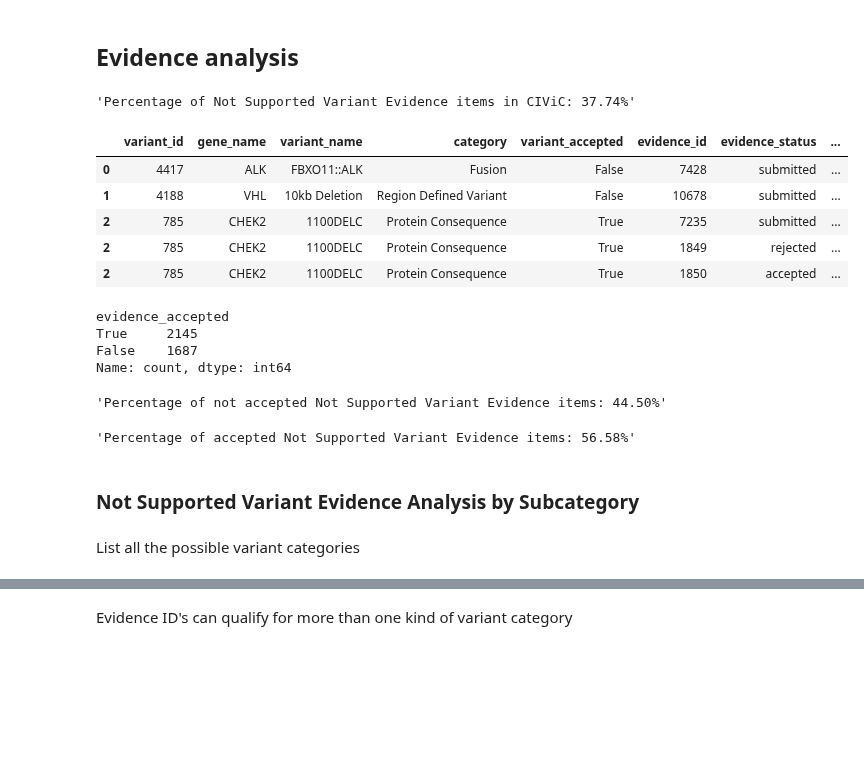
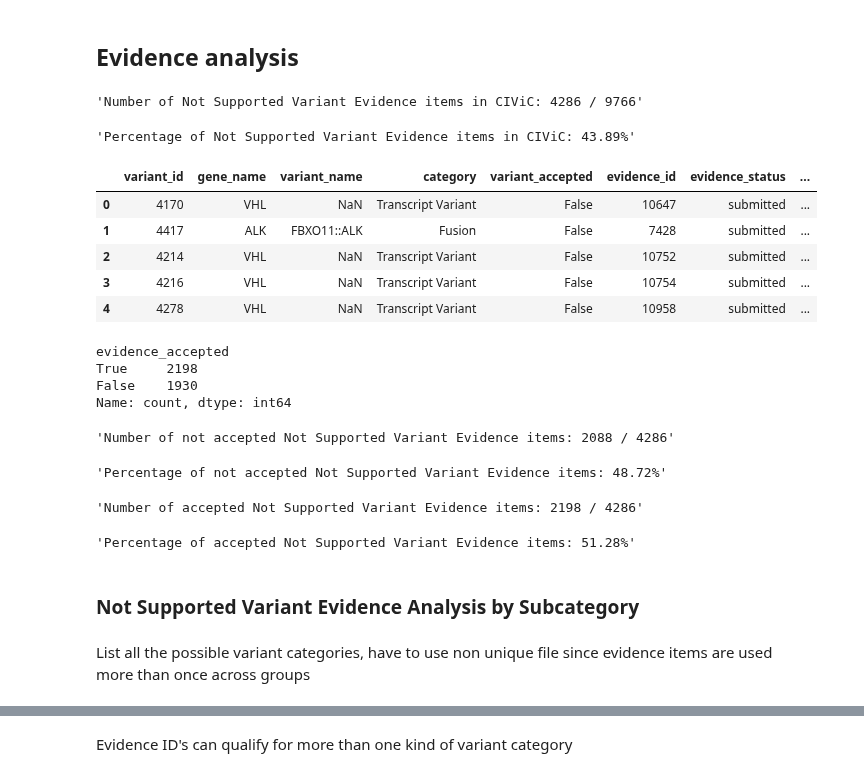
Before and after one commit to cancervariants/variation-normalization, a Jupyter notebook: notebooks/analysis/civic/civic_evidence_analysis.ipynb, the cells around one changed output, grey strips where cells are left out. Cells and saved outputs as stored; diff of their text form; code cells hidden in the pictures; blank space fills up the shorter version.

```diff
--- a/notebooks/analysis/civic/civic_evidence_analysis.ipynb
+++ b/notebooks/analysis/civic/civic_evidence_analysis.ipynb
@@ -272,6 +371,6 @@ not_normalized_quer_df.head()
 # %% [markdown]
 ## List of Evidence ID's of Unable to Normalize Variants
 # %%
-not_normalized_quer_df = not_normalized_quer_df.explode(column="evidence_ids")
+not_normalized_quer_df = not_normalized_quer_df.explode(column="evidence_id")
 not_normalized_quer_df.head()
 # %% [output]
@@ -282,7 +381,7 @@ not_normalized_quer_df.head()
 | 3 | 248 | TERT C228T | protein | True | False | unable to normalize | ["Unable to find valid result for... | 655 |
 | 3 | 248 | TERT C228T | protein | True | False | unable to normalize | ["Unable to find valid result for... | 1646 |
 # %%
-not_normalized_evidence_id_list = list(not_normalized_quer_df["evidence_ids"])
+not_normalized_evidence_id_list = list(not_normalized_quer_df["evidence_id"])
 # %% [markdown]
 ## Import evidence status, rating, and level associated with a specific evidence ID
 # %%
@@ -381,3 +532,5 @@ not_supported_variants_df.head()
+# %%
+not_supported_variants_df = not_supported_variants_df.drop_duplicates(subset=['variant_id'])
 # %%
 not_supported_variant_id_list = list(not_supported_variants_df["variant_id"])
 # %% [markdown]
@@ -542,0 +747,3 @@ not_supported_variants_add_evidence_df.head()
+# %%
+not_supported_variants_add_evidence_df = not_supported_variants_add_evidence_df.drop(not_supported_variants_add_evidence_df[not_supported_variants_add_evidence_df.evidence_status == "rejected"].index)
+not_supported_variants_add_evidence_df
@@ -543,8 +766,13 @@ not_supported_variants_add_evidence_df.head()
 # %% [markdown]
 ## Evidence analysis
+# %%
+total_number_not_supported_variant_unique_evidence_items = len(set(not_supported_variants_add_evidence_df.evidence_id))
+not_supported_variant_fraction_evidence_items = f"{total_number_not_supported_variant_unique_evidence_items} / {total_number_evidences}"
+f"Number of Not Supported Variant Evidence items in CIViC: {not_supported_variant_fraction_evidence_items}"
+# %% [output]
+'Number of Not Supported Variant Evidence items in CIViC: 4286 / 9766'
 # %%
-total_number_not_supported_variant_unique_evidence_items = len(set(not_supported_variants_add_evidence_df.evidence_id))
-not_supported_variant_percentage_evidence_items = "{:.2f}".format(total_number_not_supported_variant_unique_evidence_items/total_number_evidences*100)
-f"Percentage of Not Supported Variant Evidence items in CIViC: {not_supported_variant_percentage_evidence_items}%"
+not_supported_variant_percentage_evidence_items = "{:.2f}".format(total_number_not_supported_variant_unique_evidence_items/total_number_evidences*100) + "%"
+f"Percentage of Not Supported Variant Evidence items in CIViC: {not_supported_variant_percentage_evidence_items}"
 # %% [output]
-'Percentage of Not Supported Variant Evidence items in CIViC: 37.74%'
+'Percentage of Not Supported Variant Evidence items in CIViC: 43.89%'
@@ -553,10 +779,10 @@ not_supported_variants_add_evidence_df['evidence_status'] = not_supported_varian
 # %%
-not_supported_variants_add_evidence_df['evidence_accepted'] = not_supported_variants_add_evidence_df.evidence_status.map({'accepted':True ,'submitted':False, 'rejected':False})
+not_supported_variants_add_evidence_df['evidence_accepted'] = not_supported_variants_add_evidence_df.evidence_status.map({'accepted':True ,'submitted':False})
 not_supported_variants_add_evidence_df.head()
 # %% [output]
 |  | variant_id | gene_name | variant_name | category | variant_accepted | evidence_id | evidence_status | ... |
-| 0 | 4417 | ALK | FBXO11::ALK | Fusion | False | 7428 | submitted | ... |
-| 1 | 4188 | VHL | 10kb Deletion | Region Defined Variant | False | 10678 | submitted | ... |
-| 2 | 785 | CHEK2 | 1100DELC | Protein Consequence | True | 7235 | submitted | ... |
-| 2 | 785 | CHEK2 | 1100DELC | Protein Consequence | True | 1849 | rejected | ... |
-| 2 | 785 | CHEK2 | 1100DELC | Protein Consequence | True | 1850 | accepted | ... |
+| 0 | 4170 | VHL | NaN | Transcript Variant | False | 10647 | submitted | ... |
+| 1 | 4417 | ALK | FBXO11::ALK | Fusion | False | 7428 | submitted | ... |
+| 2 | 4214 | VHL | NaN | Transcript Variant | False | 10752 | submitted | ... |
+| 3 | 4216 | VHL | NaN | Transcript Variant | False | 10754 | submitted | ... |
+| 4 | 4278 | VHL | NaN | Transcript Variant | False | 10958 | submitted | ... |
@@ -563,26 +791,36 @@ not_supported_variants_add_evidence_df.head()
 # %%
-not_supported_variants_add_evidence_df.evidence_accepted.value_counts()
+not_supported_variants_add_evidence_unique_df.evidence_accepted.value_counts()
 # %% [output]
 evidence_accepted
-True     2145
-False    1687
+True     2198
+False    1930
 Name: count, dtype: int64
+# %%
+number_not_accepted_evidences_not_supported_variants = len(not_supported_variants_add_evidence_unique_df) - not_supported_variants_add_evidence_unique_df.evidence_accepted.sum()
+fraction_not_accepted_evidences_not_supported_variants = f"{number_not_accepted_evidences_not_supported_variants} / {total_number_not_supported_variant_unique_evidence_items}"
+f"Number of not accepted Not Supported Variant Evidence items: {fraction_not_accepted_evidences_not_supported_variants}"
+# %% [output]
+'Number of not accepted Not Supported Variant Evidence items: 2088 / 4286'
 # %%
-number_not_accepted_evidences_not_supported_variants = len(not_supported_variants_add_evidence_df) - not_supported_variants_add_evidence_df.evidence_accepted.sum()
-percentage_not_accepted_evidences_not_supported_variants = "{:.2f}".format(number_not_accepted_evidences_not_supported_variants/total_number_not_supported_variant_unique_evidence_items*100)
-f"Percentage of not accepted Not Supported Variant Evidence items: {percentage_not_accepted_evidences_not_supported_variants}%"
+percentage_not_accepted_evidences_not_supported_variants = "{:.2f}".format(number_not_accepted_evidences_not_supported_variants/total_number_not_supported_variant_unique_evidence_items*100) +"%"
+f"Percentage of not accepted Not Supported Variant Evidence items: {percentage_not_accepted_evidences_not_supported_variants}"
 # %% [output]
-'Percentage of not accepted Not Supported Variant Evidence items: 44.50%'
+'Percentage of not accepted Not Supported Variant Evidence items: 48.72%'
+# %%
+number_accepted_evidences_not_supported_variants = not_supported_variants_add_evidence_unique_df.evidence_accepted.sum()
+fraction_accepted_evidences_not_supported_variants = f"{number_accepted_evidences_not_supported_variants} / {total_number_not_supported_variant_unique_evidence_items}"
+f"Number of accepted Not Supported Variant Evidence items: {fraction_accepted_evidences_not_supported_variants}"
+# %% [output]
+'Number of accepted Not Supported Variant Evidence items: 2198 / 4286'
 # %%
-number_accepted_evidences_not_supported_variants = not_supported_variants_add_evidence_df.evidence_accepted.sum()
 percentage_accepted_evidences_not_supported_variants = "{:.2f}".format(number_accepted_evidences_not_supported_variants/total_number_not_supported_variant_unique_evidence_items*100)
 f"Percentage of accepted Not Supported Variant Evidence items: {percentage_accepted_evidences_not_supported_variants}%"
 # %% [output]
-'Percentage of accepted Not Supported Variant Evidence items: 56.58%'
+'Percentage of accepted Not Supported Variant Evidence items: 51.28%'
 # %% [markdown]
 ### Not Supported Variant Evidence Analysis by Subcategory
 # %% [markdown]
- List all the possible variant categories
+ List all the possible variant categories, have to use non unique file since evidence items are used more than once across groups
 # %%
 not_supported_variant_categories = not_supported_variants_add_evidence_df.category.unique()
 not_supported_variant_categories
```
Also changed, not shown: parts of 113 cells of this notebook.
